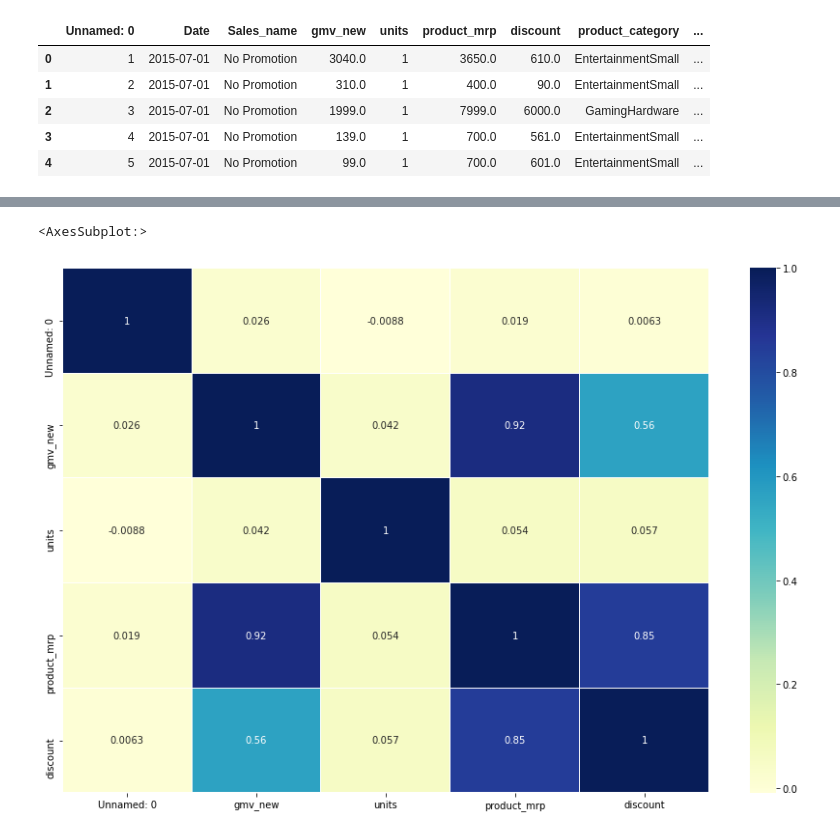
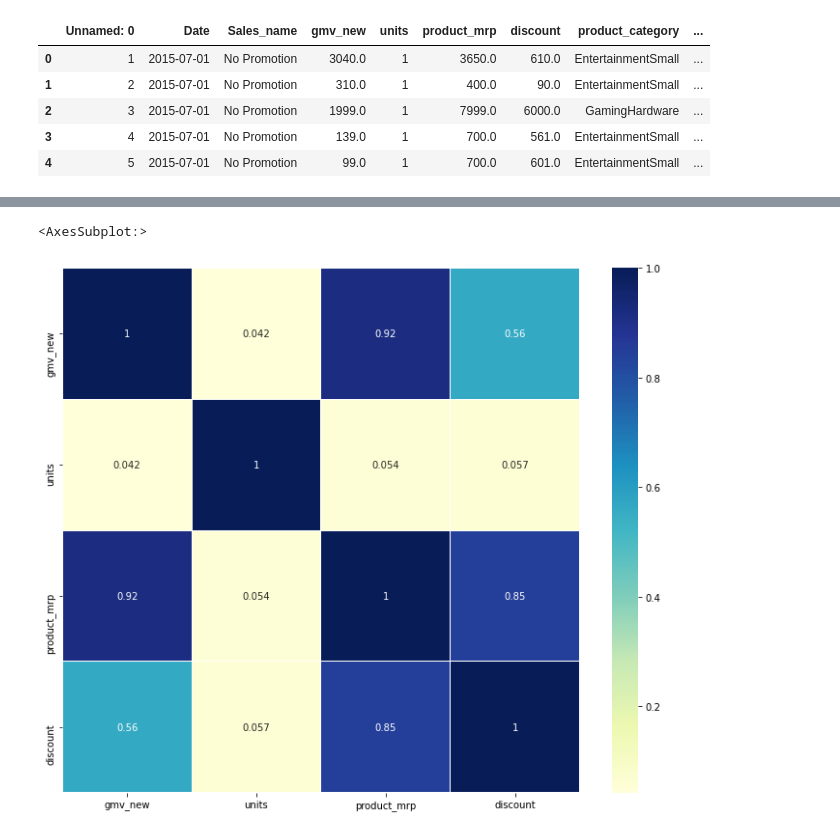
Before and after one commit to deejayrusso/Marketing-Mix-Model, a Jupyter notebook: MMM Notebook.ipynb, the cells around one changed output, grey strips where cells are left out. Saved outputs shown, nothing was run; the diff lists cells and outputs as text; code cells hidden in the pictures.

Commit message:
Cleaned data

```diff
--- a/MMM Notebook.ipynb
+++ b/MMM Notebook.ipynb
@@ -18,3 +18,8 @@ transactions.head()
 | 2 | 3 | 2015-07-01 | No Promotion | 1999.0 | 1 | 7999.0 | 6000.0 | GamingHardware | ... |
 | 3 | 4 | 2015-07-01 | No Promotion | 139.0 | 1 | 700.0 | 561.0 | EntertainmentSmall | ... |
 | 4 | 5 | 2015-07-01 | No Promotion | 99.0 | 1 | 700.0 | 601.0 | EntertainmentSmall | ... |
+# %%
+# drop "Unnamed: 0" column because it is duplicate index from source data file
+transactions.drop('Unnamed: 0', axis=1, inplace=True)
+
+print("transactions dtypes: \n", transactions.dtypes)
@@ -20,0 +38,3 @@ transactions.head()
+# %%
+#Convert Date from object to datetime
+transactions['Date'] = pd.to_datetime(transactions['Date'], format='%Y-%m-%d')
@@ -92,8 +238,8 @@ Category count  1578079
 # %%
 # Check correlation
 transactions_corr = transactions.corr()
-plt.subplots(figsize=(15,10))
+plt.subplots(figsize=(12,10))
 sns.heatmap(transactions_corr, cmap='YlGnBu', linewidth=.005, annot=True)
 # %% [output]
 <AxesSubplot:>
-[figure, old version]
+[figure, new version]
```
Also changed, not shown: parts of 20 cells of this notebook.
